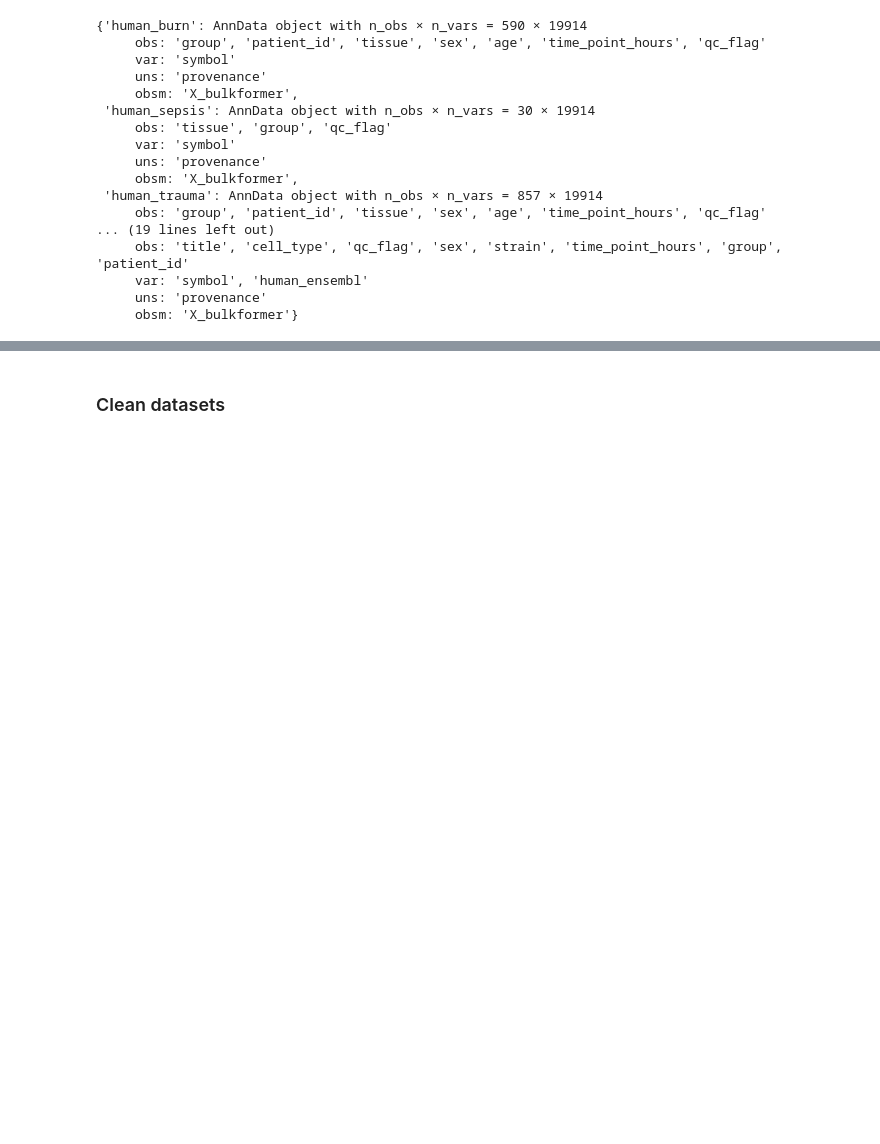
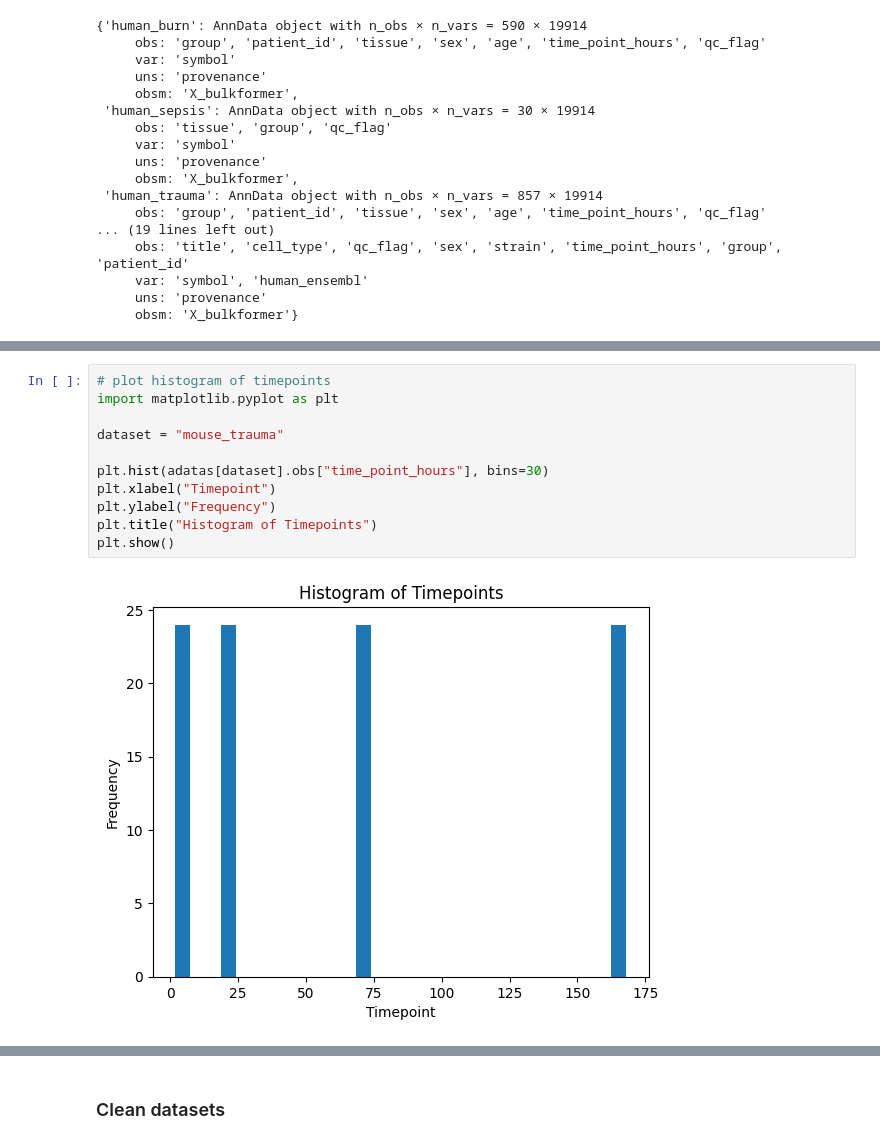
Before and after one commit to AhmedAbdelmoneim/inflamm-debate-fm, a Jupyter notebook: notebooks/1.0-data-preprocessing.ipynb, the cells around one changed output, grey strips where cells are left out. Drawn from its saved outputs; the diff is of its cells as text; blank space fills up the shorter version.

```diff
--- a/notebooks/1.0-data-preprocessing.ipynb
+++ b/notebooks/1.0-data-preprocessing.ipynb
@@ -60,0 +75,13 @@ Loaded mouse_trauma: (96, 13833)
+# %%
+# plot histogram of timepoints
+import matplotlib.pyplot as plt
+
+dataset = "mouse_trauma"
+
+plt.hist(adatas[dataset].obs["time_point_hours"], bins=30)
+plt.xlabel("Timepoint")
+plt.ylabel("Frequency")
+plt.title("Histogram of Timepoints")
+plt.show()
+# %% [output]
+[figure, added]
```
Also changed, not shown: parts of 14 cells of this notebook, 7 other files.
